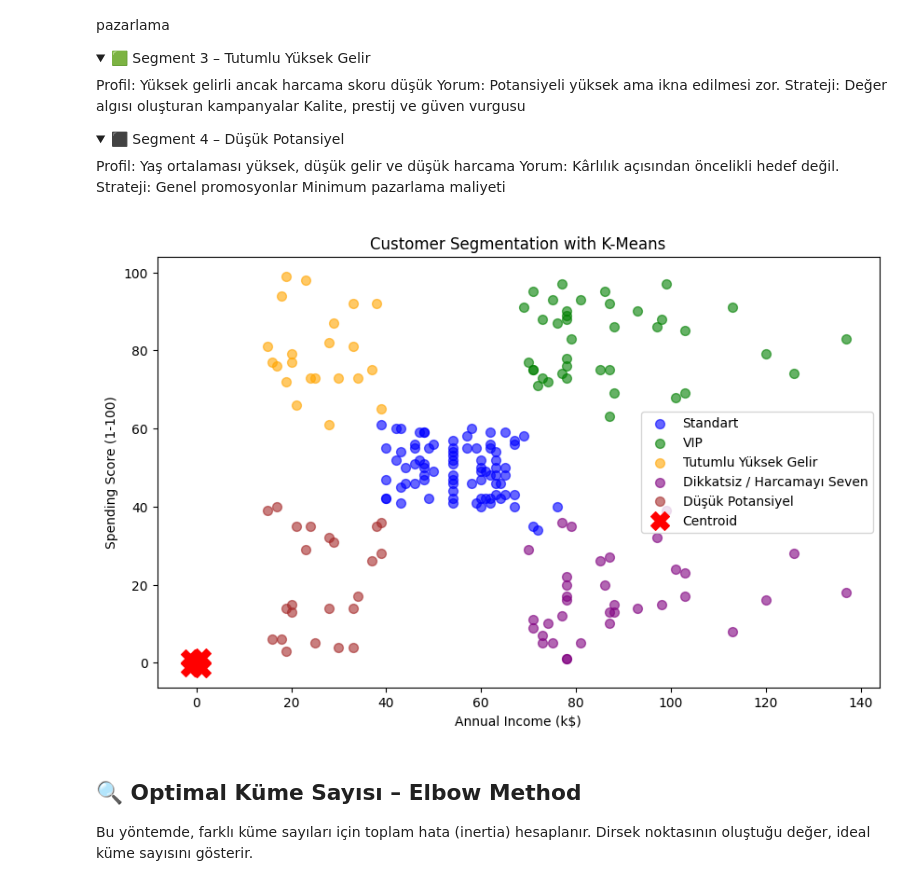
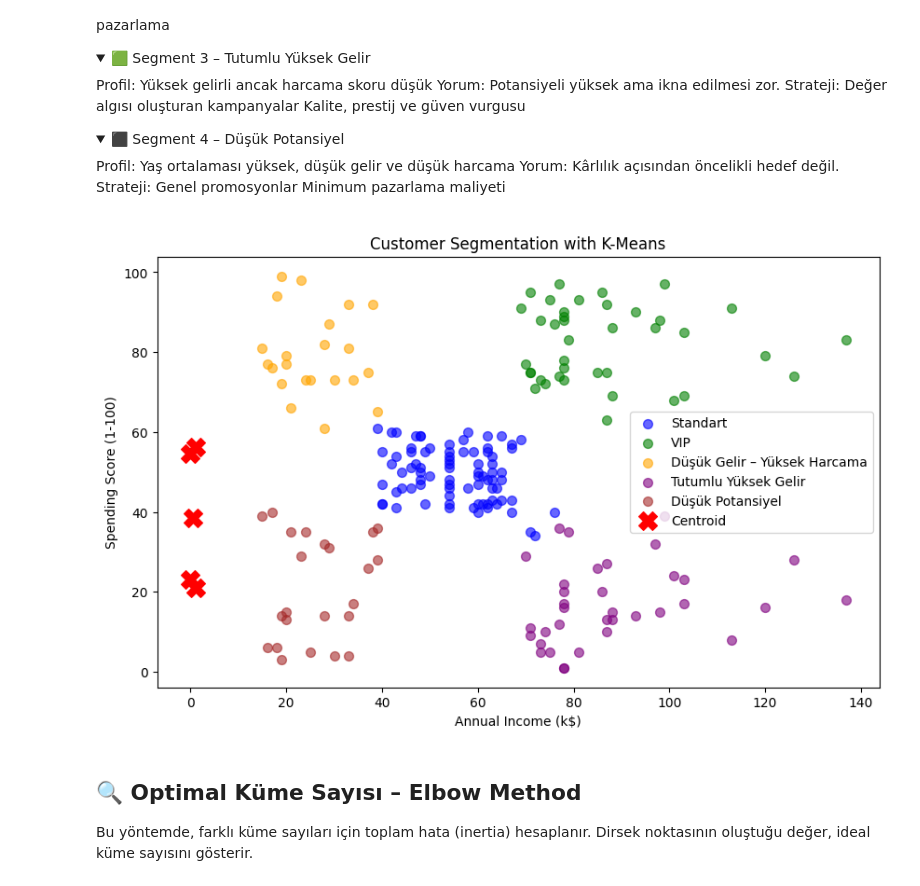
Before and after one commit to hafizecim/Mall-Customer-Segmentation-with-K-Means, a Jupyter notebook: mall_customer_segmentation.ipynb, the cells around one changed output. Cells and saved outputs as stored; diff of their text form; code cells hidden in the pictures; folded sections open.

Commit message:
Kaggle Notebook | mall_customer_segmentation.ipynb | Update K-Means centroids and segment names

```diff
--- a/mall_customer_segmentation.ipynb
+++ b/mall_customer_segmentation.ipynb
@@ -553,7 +553,18 @@ clusters = kmeans.fit_predict(X)
 df['Cluster'] = clusters
 
 # Kümelerin merkezlerini al
-centroids = kmeans.cluster_centers_
+# 🔹 Scaled uzaydaki centroidler
+centroids_scaled = kmeans.cluster_centers_
+
+# 🔹 Centroidleri orijinal ölçeğe geri çevir
+centroids_original = scaler.inverse_transform(
+    np.c_[
+        centroids_scaled[:, 0],
+        centroids_scaled[:, 1],
+        np.zeros(len(centroids_scaled)),
+        np.zeros(len(centroids_scaled))
+    ]
+)[:, :2]
 
 # 🎨 Scatter Plot
 plt.figure(figsize=(10,6))
@@ -567,7 +578,7 @@ plt.scatter(
 )
 
 # Centroidleri ekle
-plt.scatter(centroids[:,0], centroids[:,1], c='red', s=200, marker='X', label='Centroid')
+plt.scatter(centroids_original[:,0], centroids_original[:,1], c='red', s=200, marker='X', label='Centroid')
 
 plt.xlabel('Annual Income (k$)')
 plt.ylabel('Spending Score (1-100)')
@@ -733,40 +744,41 @@ import matplotlib.pyplot as plt
 segment_names = {
     0: "Standart",
     1: "VIP",
-    2: "Tutumlu Yüksek Gelir",
-    3: "Dikkatsiz / Harcamayı Seven",
+    2: "Düşük Gelir – Yüksek Harcama",
+    3: "Tutumlu Yüksek Gelir",
     4: "Düşük Potansiyel"
 }
 
 # Her cluster için renkler
 colors = ['blue', 'green', 'orange', 'purple', 'brown']
 
 plt.figure(figsize=(10,6))
 
 # Her cluster'ı ayrı ayrı çiziyoruz
 for cluster_id in range(5):
     cluster_data = df[df['Cluster'] == cluster_id]
     plt.scatter(
         cluster_data['Annual Income (k$)'],
         cluster_data['Spending Score (1-100)'],
         s=50, alpha=0.6,
         c=colors[cluster_id],
         label=segment_names[cluster_id]
     )
 
 # Centroidleri ekle
 plt.scatter(
-    centroids[:,0], centroids[:,1],
+    centroids_original[:, 0],
+    centroids_original[:, 1],
     c='red', s=200, marker='X', label='Centroid'
 )
 
 plt.title('Customer Segmentation with K-Means')
 plt.xlabel('Annual Income (k$)')
 plt.ylabel('Spending Score (1-100)')
 plt.legend()
 plt.show()
 # %% [output]
-[figure, old version]
+[figure, new version]
 # %% [markdown]
 ## 🔍 Optimal Küme Sayısı – Elbow Method
 
```
Also changed, not shown: parts of 1 cell of this notebook.
